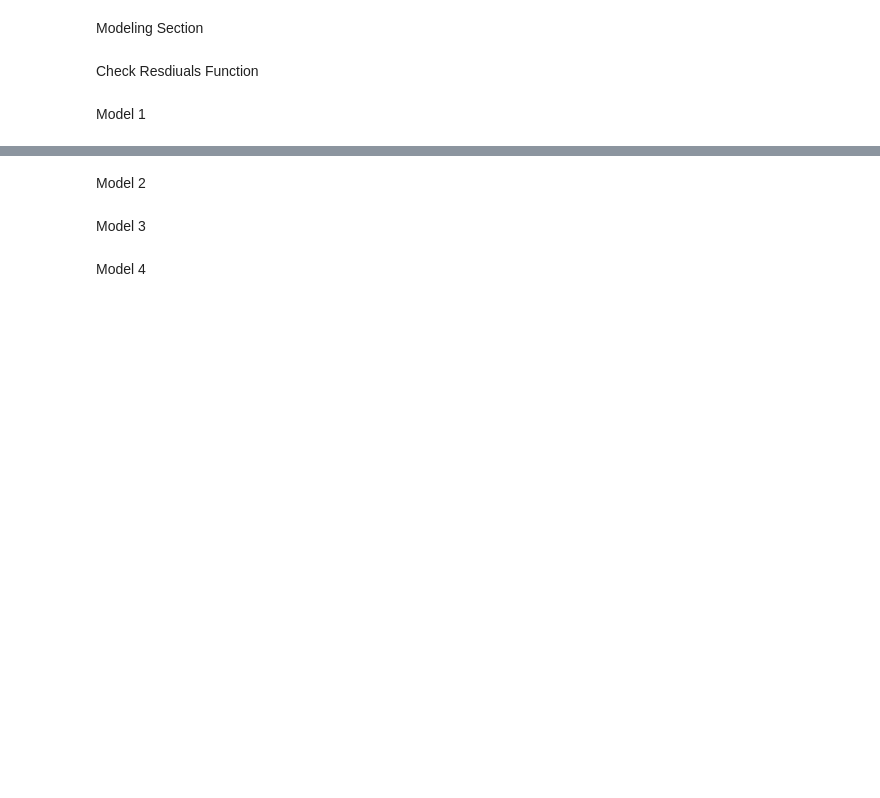
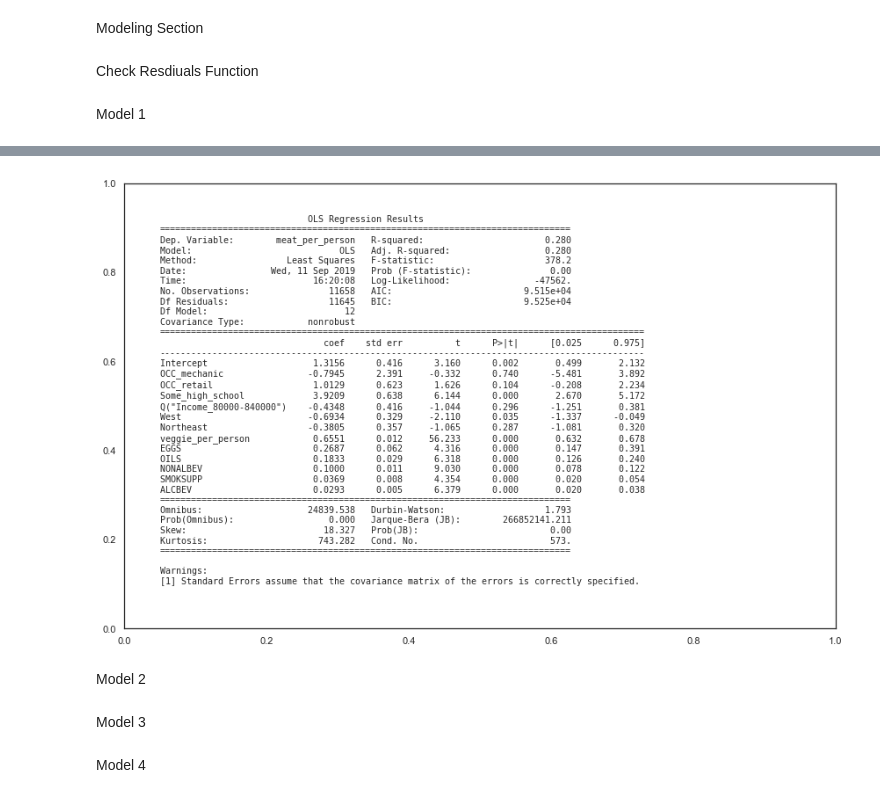
Before and after one commit to Jwdaniel34/Into_the_soyverse, a Jupyter notebook: Expenditure.ipynb, the cells around one changed output, grey strips where cells are left out. Cells and saved outputs as stored; diff of their text form; code cells hidden in the pictures; blank space fills up the shorter version.

```diff
--- a/Expenditure.ipynb
+++ b/Expenditure.ipynb
@@ -351,3 +380,10 @@ Model 1
+# %%
+plt.rc('figure', figsize =(12,8))
+plt.text(0.05, 0.10, str(lr_model.summary()), {'fontsize': 10}, fontproperties = 'monospace')
+plt.tight_layout()
+plt.savefig('model_1.png')
+# %% [output]
+[figure, added]
 # %%
 # for column_name in grocery_columns:
 #     print(column_name, scipy.stats.pearsonr(cex_data[column_name], cex_data['meat_per_person']))
```
Also changed, not shown: parts of 13 cells of this notebook, 1 other file.
